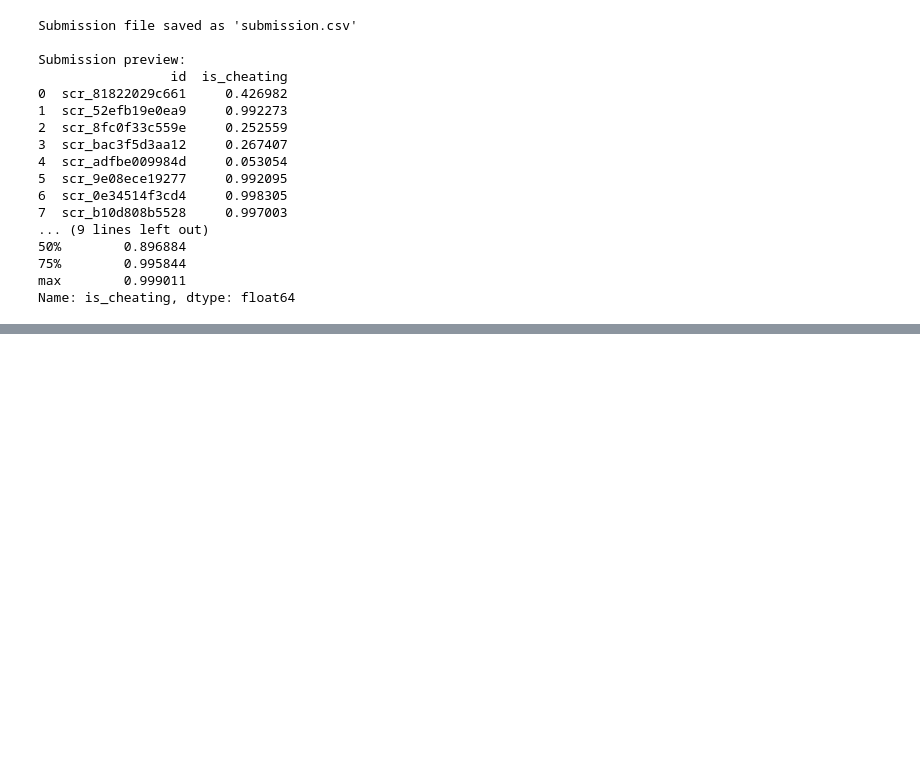
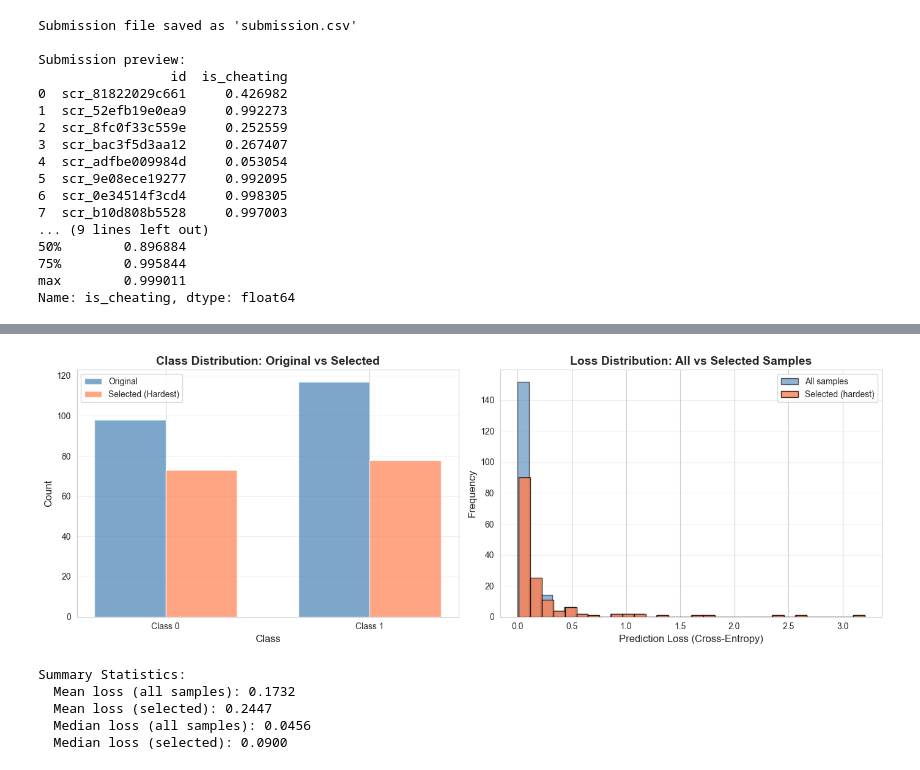
Before and after one commit to hindyros/Mercor-AI-detection, a Jupyter notebook: heuristic_model.ipynb, the cells around one changed output, grey strips where cells are left out. Saved outputs shown, nothing was run; the diff lists cells and outputs as text; code cells hidden in the pictures; blank space fills up the shorter version.

```diff
--- a/heuristic_model.ipynb
+++ b/heuristic_model.ipynb
@@ -696,0 +1294,51 @@ Name: is_cheating, dtype: float64
+# %%
+# Visualize the difference between original and selected subsets
+fig, axes = plt.subplots(1, 2, figsize=(14, 5))
+
+# Plot 1: Sample distribution by class
+original_counts = [np.sum(y_train_emb == 0), np.sum(y_train_emb == 1)]
+selected_counts = [np.sum(y_train_selected == 0), np.sum(y_train_selected == 1)]
+
+x = np.arange(2)
+width = 0.35
+
+axes[0].bar(x - width/2, original_counts, width, label='Original', color='steelblue', alpha=0.7)
+axes[0].bar(x + width/2, selected_counts, width, label='Selected (Hardest)', color='coral', alpha=0.7)
+axes[0].set_xlabel('Class', fontsize=12)
+axes[0].set_ylabel('Count', fontsize=12)
+axes[0].set_title('Class Distribution: Original vs Selected', fontweight='bold', fontsize=14)
+axes[0].set_xticks(x)
+axes[0].set_xticklabels(['Class 0', 'Class 1'])
+axes[0].legend()
+axes[0].grid(alpha=0.3, axis='y')
+
+# Plot 2: Prediction errors distribution
+temp_model = LogisticRegression(max_iter=1000, random_state=42, solver='liblinear')
+temp_model.fit(X_train_emb, y_train_emb)
+y_pred_proba = temp_model.predict_proba(X_train_emb)
+losses = [-np.log(y_pred_proba[i, int(y_train_emb[i])]) for i in range(len(X_train_emb))]
+
+axes[1].hist(losses, bins=30, alpha=0.6, color='steelblue', label='All samples', edgecolor='black')
+axes[1].hist([losses[i] for i in range(len(losses)) if hardest_mask[i]], bins=30,
+             alpha=0.8, color='coral', label='Selected (hardest)', edgecolor='black')
+axes[1].set_xlabel('Prediction Loss (Cross-Entropy)', fontsize=12)
+axes[1].set_ylabel('Frequency', fontsize=12)
+axes[1].set_title('Loss Distribution: All vs Selected Samples', fontweight='bold', fontsize=14)
+axes[1].legend()
+axes[1].grid(alpha=0.3, axis='y')
+
+plt.tight_layout()
+plt.show()
+
+print(f"\nSummary Statistics:")
+print(f"  Mean loss (all samples): {np.mean(losses):.4f}")
+print(f"  Mean loss (selected): {np.mean([losses[i] for i in range(len(losses)) if hardest_mask[i]]):.4f}")
+print(f"  Median loss (all samples): {np.median(losses):.4f}")
+print(f"  Median loss (selected): {np.median([losses[i] for i in range(len(losses)) if hardest_mask[i]]):.4f}")
+# %% [output]
+[figure, added]
+Summary Statistics:
+  Mean loss (all samples): 0.1732
+  Mean loss (selected): 0.2447
+  Median loss (all samples): 0.0456
+  Median loss (selected): 0.0900
```
Also changed, not shown: parts of 20 cells of this notebook, 14 other files.
